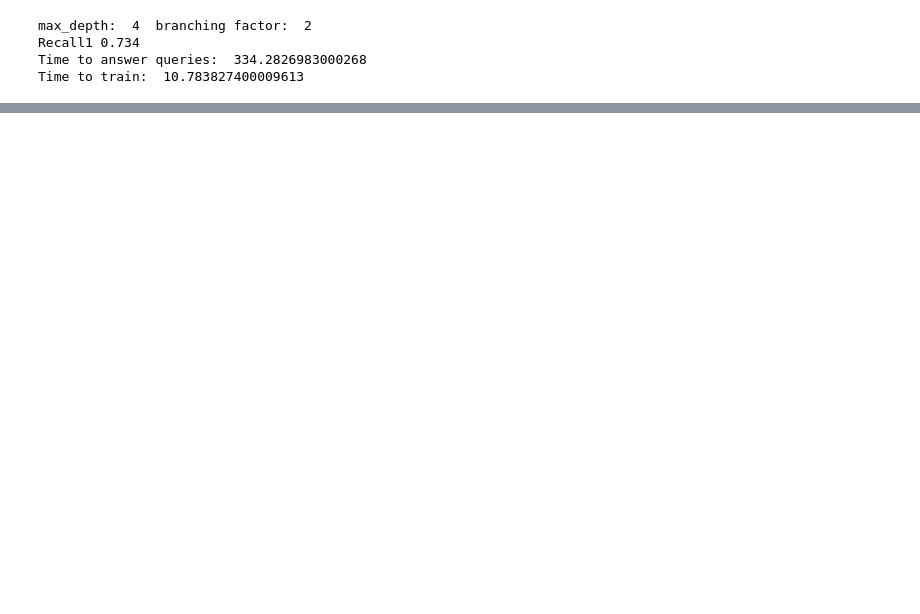
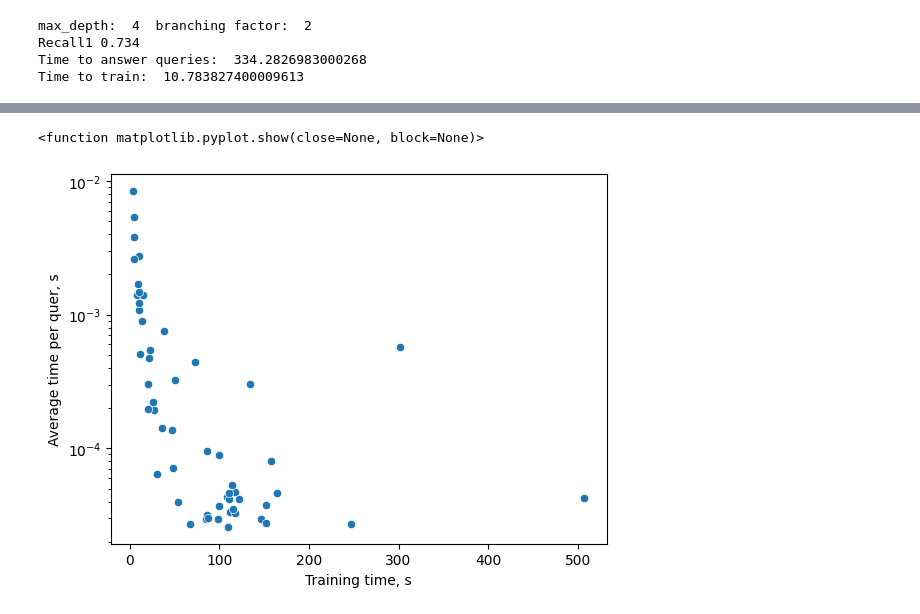
Before and after one commit to Thermite10k/HKM, a Jupyter notebook: main.ipynb, the cells around one changed output, grey strips where cells are left out. Cells and saved outputs as stored; diff of their text form; code cells hidden in the pictures; blank space fills up the shorter version.

```diff
--- a/main.ipynb
+++ b/main.ipynb
@@ -453,0 +538,10 @@ Time to train:  3.831963300006464
+# %%
+sns.scatterplot( x=df_all["train_time"], y = df_all["query_time"])
+plt.yscale("log")
+
+plt.xlabel("Training time, s")
+plt.ylabel("Average time per quer, s")
+plt.show
+# %% [output]
+<function matplotlib.pyplot.show(close=None, block=None)>
+[figure, added]
```
Also changed, not shown: parts of 27 cells of this notebook, 3 other files.
